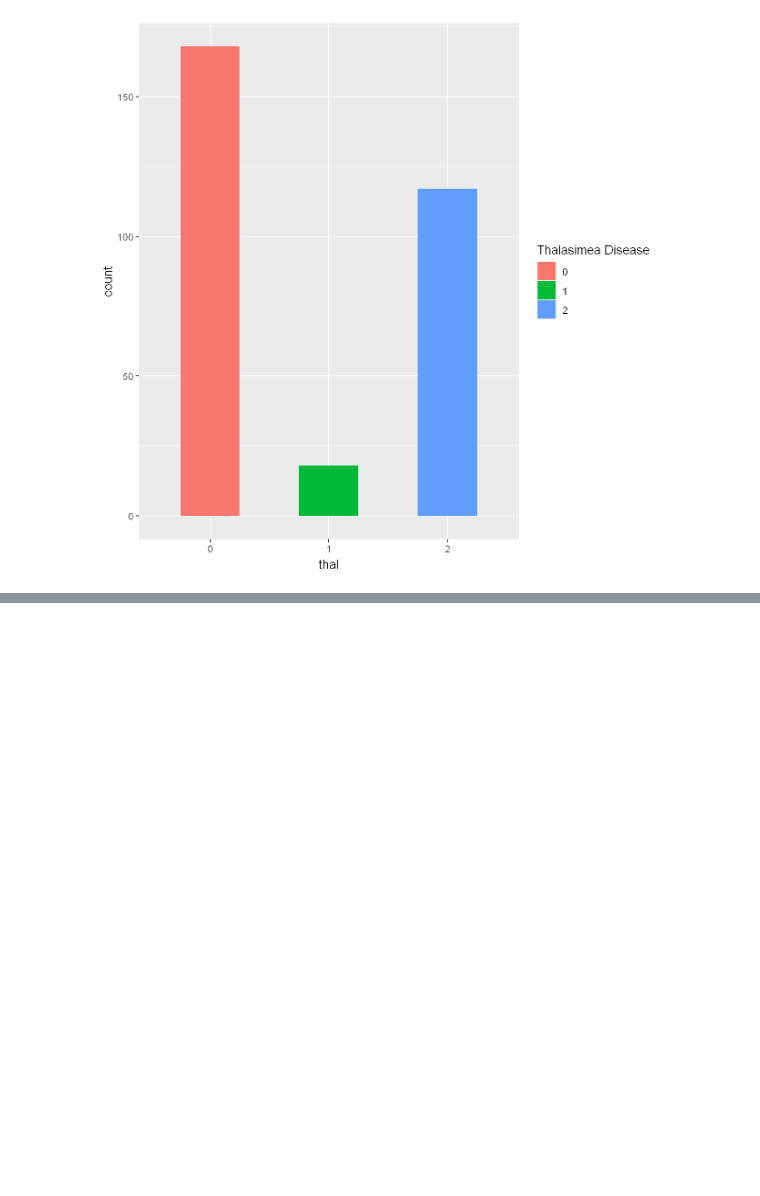
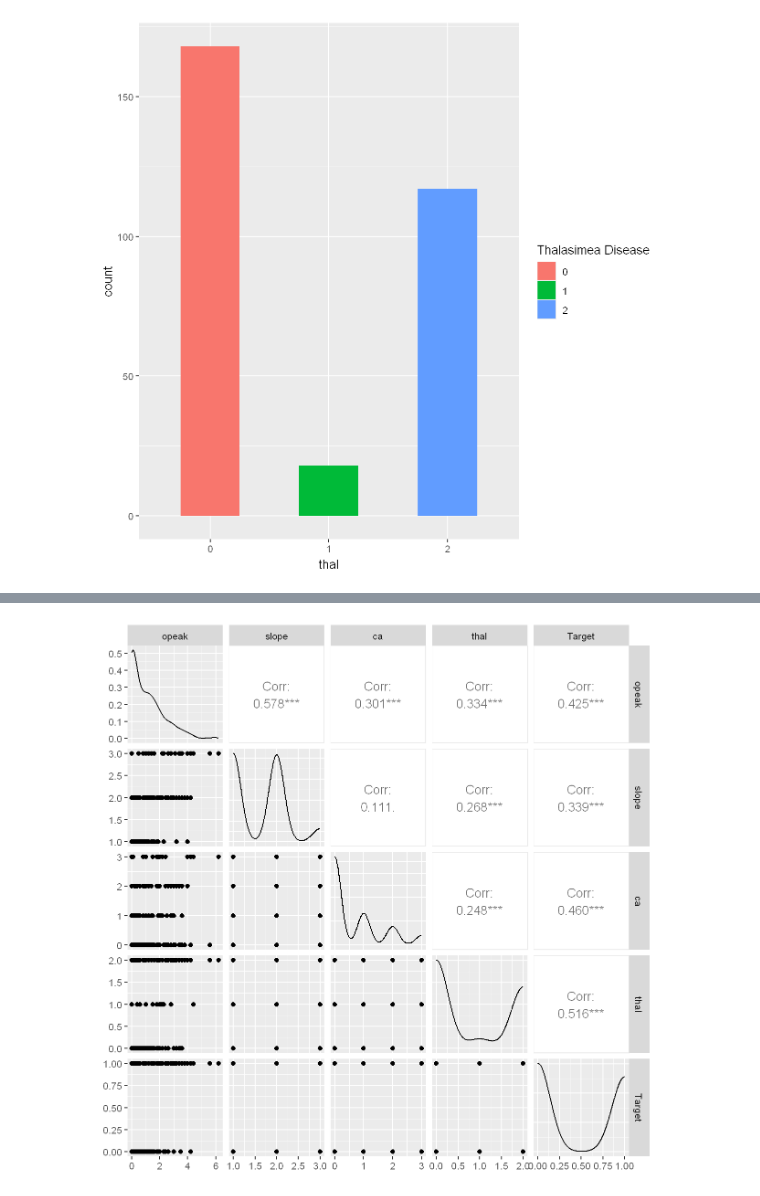
Before and after one commit to mohallaham/Heart_Disease_Prediction_R, a Jupyter notebook: Heart_Disease_Predction.ipynb, the cells around one changed output, grey strips where cells are left out. Saved outputs shown, nothing was run; the diff lists cells and outputs as text; code cells hidden in the pictures; blank space fills up the shorter version.

```diff
--- a/Heart_Disease_Predction.ipynb
+++ b/Heart_Disease_Predction.ipynb
@@ -247,0 +281,4 @@ ggplot(data=df)+
+# %%
+ggpairs(data=df, columns = 10:14, diag = list(continuous = "densityDiag", discrete = "barDiag", na = "naDiag") )
+# %% [output]
+[figure, added]
```
Also changed, not shown: parts of 11 cells of this notebook.
